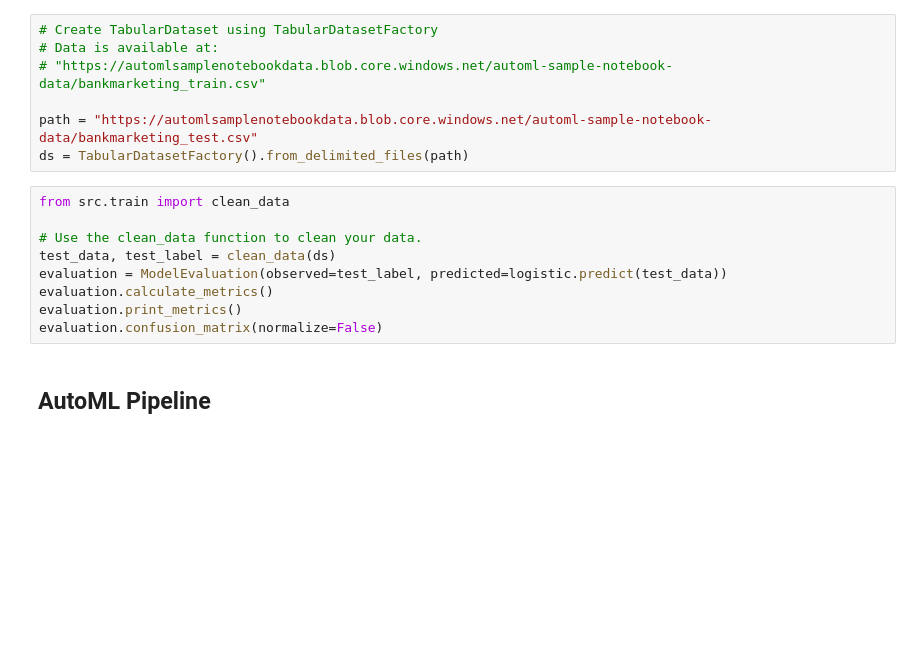
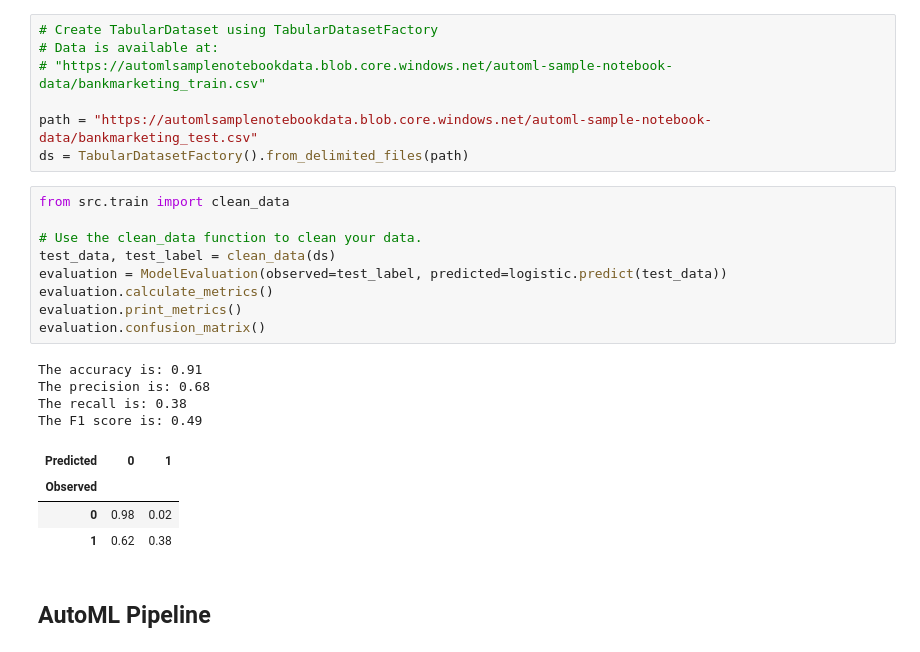
Before and after one commit to stivenlopezg/Optimizing-ML-Pipeline-Azure, a Jupyter notebook: udacity-project.ipynb, the cells around one changed output. Saved outputs shown, nothing was run; the diff lists cells and outputs as text; blank space fills up the shorter version.

```diff
--- a/udacity-project.ipynb
+++ b/udacity-project.ipynb
@@ -100,12 +150,21 @@ ds = TabularDatasetFactory().from_delimited_files(path)
 # %%
 from src.train import clean_data
 
 # Use the clean_data function to clean your data.
 test_data, test_label = clean_data(ds)
 evaluation = ModelEvaluation(observed=test_label, predicted=logistic.predict(test_data))
 evaluation.calculate_metrics()
 evaluation.print_metrics()
-evaluation.confusion_matrix(normalize=False)
+evaluation.confusion_matrix()
+# %% [output]
+The accuracy is: 0.91
+The precision is: 0.68
+The recall is: 0.38
+The F1 score is: 0.49
+| Predicted | 0 | 1 |
+| Observed |  |  |
+| 0 | 0.98 | 0.02 |
+| 1 | 0.62 | 0.38 |
 # %% [markdown]
 ## AutoML Pipeline
 # %%
```
Also changed, not shown: parts of 21 cells of this notebook.
